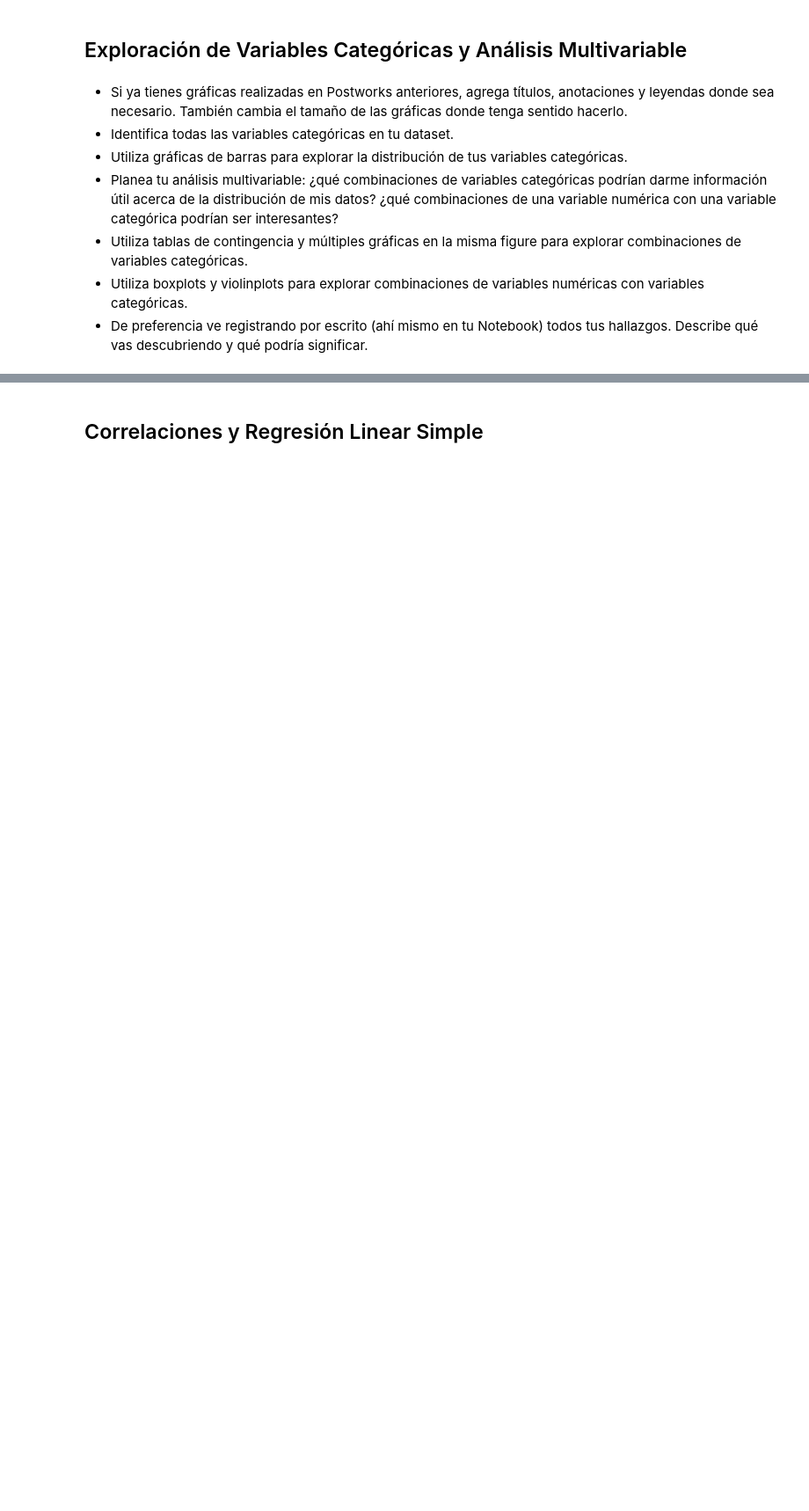
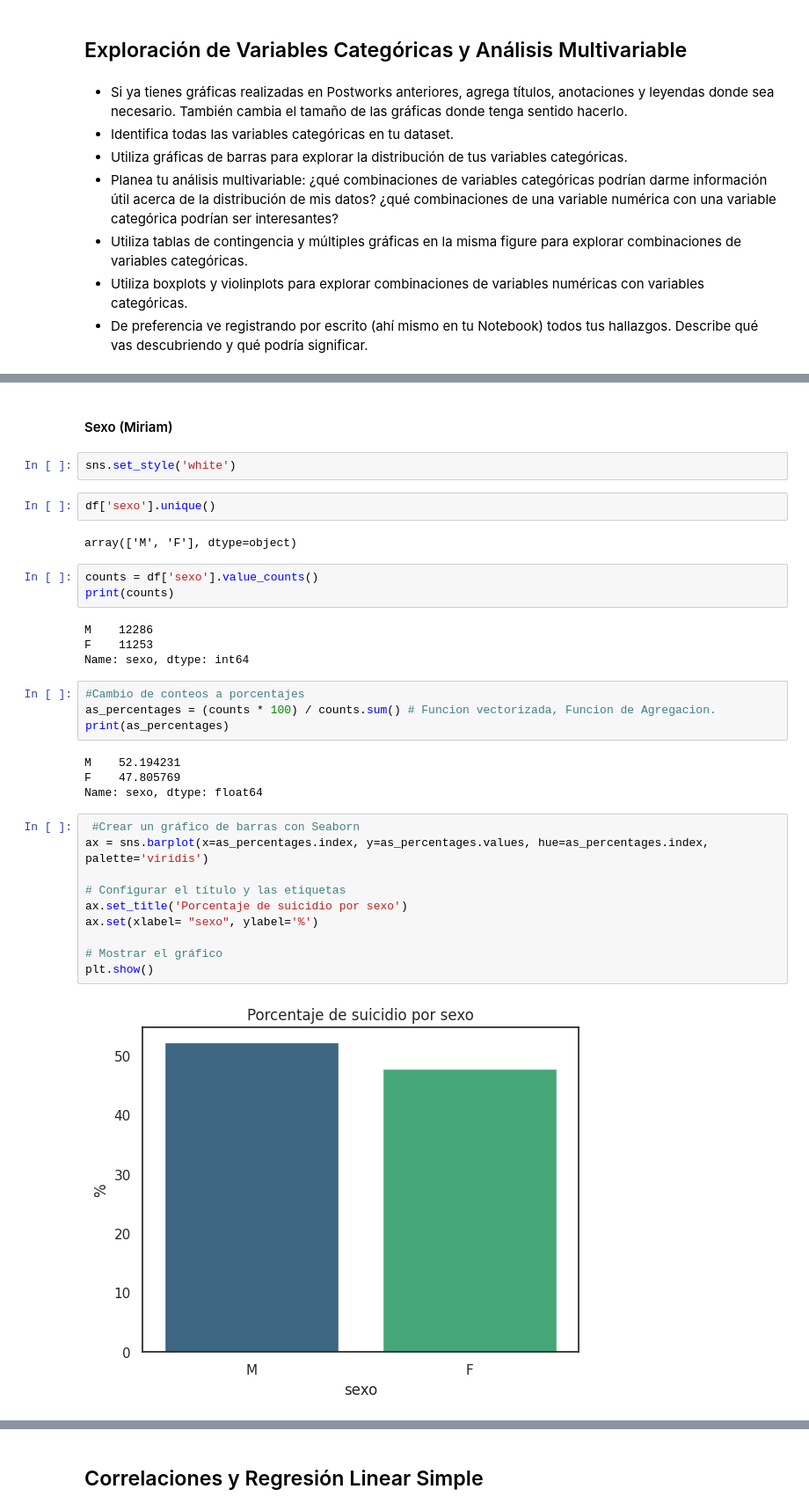
Before and after one commit to Gisellrom/ProyectoBEDU, a Jupyter notebook: Suicidios.ipynb, the cells around one changed output, grey strips where cells are left out. Shown at 88% size. Cells and saved outputs as stored; diff of their text form; blank space fills up the shorter version.

```diff
--- a/Suicidios.ipynb
+++ b/Suicidios.ipynb
@@ -761,0 +892,35 @@ Text(0.5, 1.0, 'PIB PER CAPITA')
+# %% [markdown]
+#### Sexo (Miriam)
+# %%
+sns.set_style('white')
+# %%
+df['sexo'].unique()
+# %% [output]
+array(['M', 'F'], dtype=object)
+# %%
+counts = df['sexo'].value_counts()
+print(counts)
+# %% [output]
+M    12286
+F    11253
+Name: sexo, dtype: int64
+# %%
+#Cambio de conteos a porcentajes
+as_percentages = (counts * 100) / counts.sum() # Funcion vectorizada, Funcion de Agregacion.
+print(as_percentages)
+# %% [output]
+M    52.194231
+F    47.805769
+Name: sexo, dtype: float64
+# %%
+ #Crear un gráfico de barras con Seaborn
+ax = sns.barplot(x=as_percentages.index, y=as_percentages.values, hue=as_percentages.index, palette='viridis')
+
+# Configurar el título y las etiquetas
+ax.set_title('Porcentaje de suicidio por sexo')
+ax.set(xlabel= "sexo", ylabel='%')
+
+# Mostrar el gráfico
+plt.show()
+# %% [output]
+[figure, added]
```
Also changed, not shown: parts of 50 cells of this notebook.
